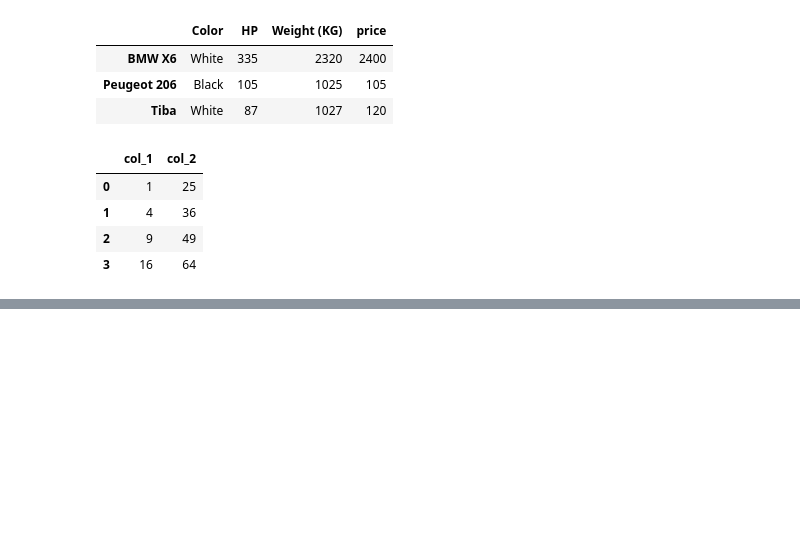
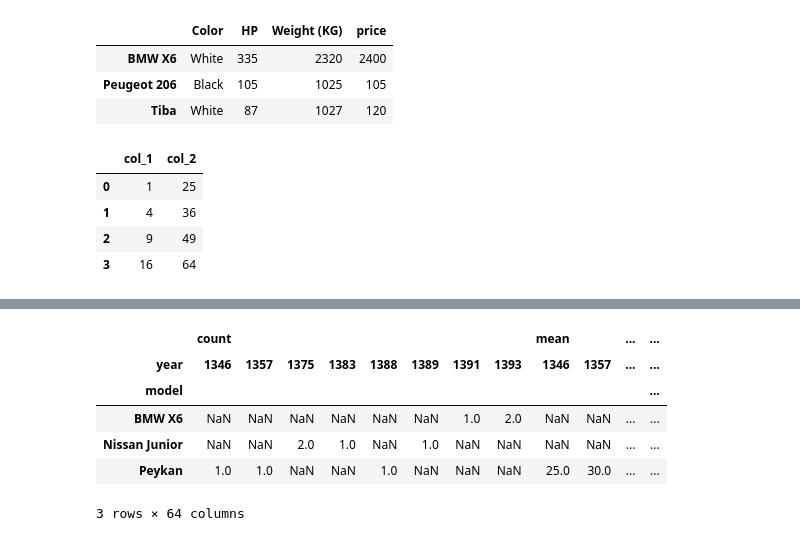
Before and after one commit to youngshayan/Machine-learning-and-AI, a Jupyter notebook: Course/Pandas-Learning-1.ipynb, the cells around one changed output, grey strips where cells are left out. Cells and saved outputs as stored; diff of their text form; code cells hidden in the pictures; blank space fills up the shorter version.

```diff
--- a/Course/Pandas-test.ipynb
+++ b/Course/Pandas-Learning-1.ipynb
@@ -339,0 +614,10 @@ def sumrow(row):
+# %%
+price_datas.unstack()
+# %% [output]
+|  | count |  |  |  |  |  |  |  | mean |  | ... | ... |
+| year | 1346 | 1357 | 1375 | 1383 | 1388 | 1389 | 1391 | 1393 | 1346 | 1357 | ... | ... |
+| model |  |  |  |  |  |  |  |  |  |  |  | ... |
+| BMW X6 | NaN | NaN | NaN | NaN | NaN | NaN | 1.0 | 2.0 | NaN | NaN | ... | ... |
+| Nissan Junior | NaN | NaN | 2.0 | 1.0 | NaN | 1.0 | NaN | NaN | NaN | NaN | ... | ... |
+| Peykan | 1.0 | 1.0 | NaN | NaN | 1.0 | NaN | NaN | NaN | 25.0 | 30.0 | ... | ... |
+3 rows × 64 columns
```
Also changed, not shown: parts of 38 cells of this notebook, 8 other files.
